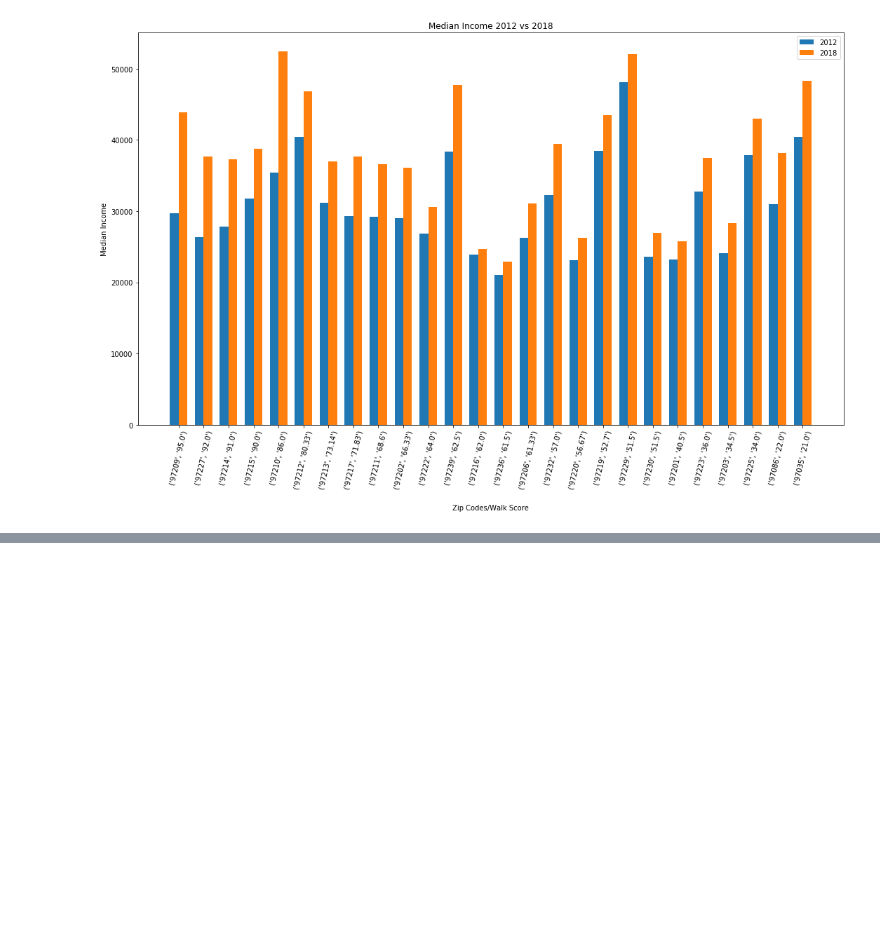
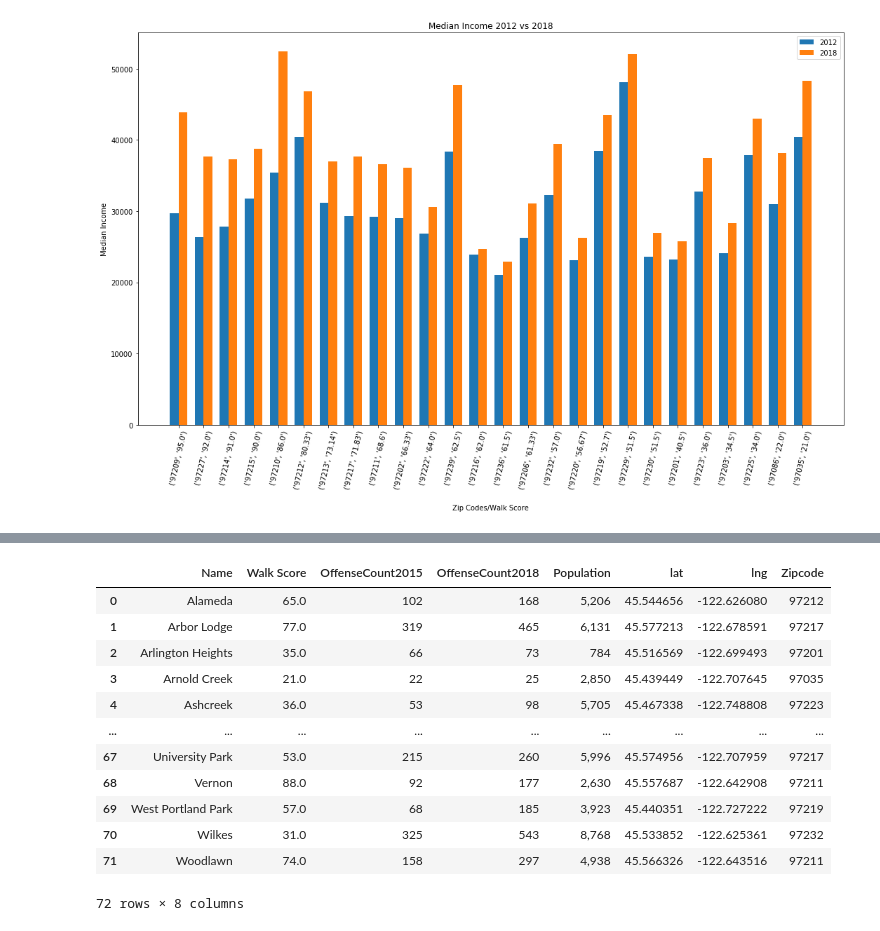
Before and after one commit to troypramsey/WalkabilityRaceIncome_InPortland_2012-2018, a Jupyter notebook: charting_new_things.ipynb, the cells around one changed output, grey strips where cells are left out. Cells and saved outputs as stored; diff of their text form; code cells hidden in the pictures; blank space fills up the shorter version.

```diff
--- a/charting_new_things.ipynb
+++ b/charting_new_things.ipynb
@@ -62,0 +67,46 @@ plt.show()
+# %%
+crime_2015 = pd.read_csv('CSVs/CrimeData-2015.csv')
+crime_2018 = pd.read_csv('CSVs/CrimeData-2018.csv')
+pdx_walk_df = pd.read_csv('CSVs/PDX_Neighborhood_Walkability.csv')
+zip_walk_df = pd.read_csv('CSVs/zip_import.csv')
+
+crime_2015 = crime_2015.loc[crime_2015['Neighborhood'].isnull() == False]
+crime_2018 = crime_2018.loc[crime_2018['Neighborhood'].isnull() == False]
+
+gcrime_2015 = crime_2015.groupby(['Neighborhood']).size().reset_index(name='OffenseCount2015')
+gcrime_2018 = crime_2018.groupby(['Neighborhood']).size().reset_index(name='OffenseCount2018')
+
+ccrime_df = pd.merge(gcrime_2015, gcrime_2018, how='inner', on='Neighborhood')
+
+ccrime_df.iloc[ccrime_df.loc[combined_crime['Neighborhood'] == 'Old Town/Chinatown'].index, 0] = 'Old Town Chinatown'
+ccrime_df.iloc[ccrime_df.loc[combined_crime['Neighborhood'] == 'Lloyd'].index, 0] = 'Lloyd District'
+ccrime_df.iloc[ccrime_df.loc[combined_crime['Neighborhood'] == 'Mt Scott-Arleta'].index, 0] = 'Mt. Scott-Arleta'
+ccrime_df.iloc[ccrime_df.loc[combined_crime['Neighborhood'] == 'Mt Tabor'].index, 0] = 'Mt. Tabor'
+ccrime_df.iloc[ccrime_df.loc[combined_crime['Neighborhood'] == 'St Johns'].index, 0] = 'St. Johns'
+ccrime_df.iloc[ccrime_df.loc[combined_crime['Neighborhood'] == 'Northwest'].index, 0] = 'Northwest District'
+ccrime_df.iloc[ccrime_df.loc[combined_crime['Neighborhood'].str.contains('Buckman')].index, 0] = 'Buckman'
+
+pdx_crime_df = pd.merge(ccrime_df, pdx_walk_df, how='outer', left_on='Neighborhood', right_on='Name')
+cc_walk_df = crime_walk_df.loc[(crime_walk_df['Name'].isnull() == False)][['Name', 'Population', 'OffenseCount2015', 'OffenseCount2018']]
+
+cc_vs_walk = pd.merge(cc_walk_df, zip_walk_df, how='outer', left_on='Name', right_on='name')
+cc_vs_walk = cc_vs_walk[['Name', 'Walk Score', 'OffenseCount2015', 'OffenseCount2018', 'Population', 'lat', 'lng', 'Zipcode']]
+
+cc_vs_walk = cc_vs_walk.loc[cc_vs_walk['Zipcode'].isnull() == False].reset_index(drop=True)
+cc_vs_walk['Zipcode'] = cc_vs_walk['Zipcode'].astype(int)
+
+cc_vs_walk
+# %% [output]
+|  | Name | Walk Score | OffenseCount2015 | OffenseCount2018 | Population | lat | lng | Zipcode |
+| 0 | Alameda | 65.0 | 102 | 168 | 5,206 | 45.544656 | -122.626080 | 97212 |
+| 1 | Arbor Lodge | 77.0 | 319 | 465 | 6,131 | 45.577213 | -122.678591 | 97217 |
+| 2 | Arlington Heights | 35.0 | 66 | 73 | 784 | 45.516569 | -122.699493 | 97201 |
+| 3 | Arnold Creek | 21.0 | 22 | 25 | 2,850 | 45.439449 | -122.707645 | 97035 |
+| 4 | Ashcreek | 36.0 | 53 | 98 | 5,705 | 45.467338 | -122.748808 | 97223 |
+| ... | ... | ... | ... | ... | ... | ... | ... | ... |
+| 67 | University Park | 53.0 | 215 | 260 | 5,996 | 45.574956 | -122.707959 | 97217 |
+| 68 | Vernon | 88.0 | 92 | 177 | 2,630 | 45.557687 | -122.642908 | 97211 |
+| 69 | West Portland Park | 57.0 | 68 | 185 | 3,923 | 45.440351 | -122.727222 | 97219 |
+| 70 | Wilkes | 31.0 | 325 | 543 | 8,768 | 45.533852 | -122.625361 | 97232 |
+| 71 | Woodlawn | 74.0 | 158 | 297 | 4,938 | 45.566326 | -122.643516 | 97211 |
+72 rows × 8 columns
```
Also changed, not shown: parts of 4 cells of this notebook, 4 other files.
